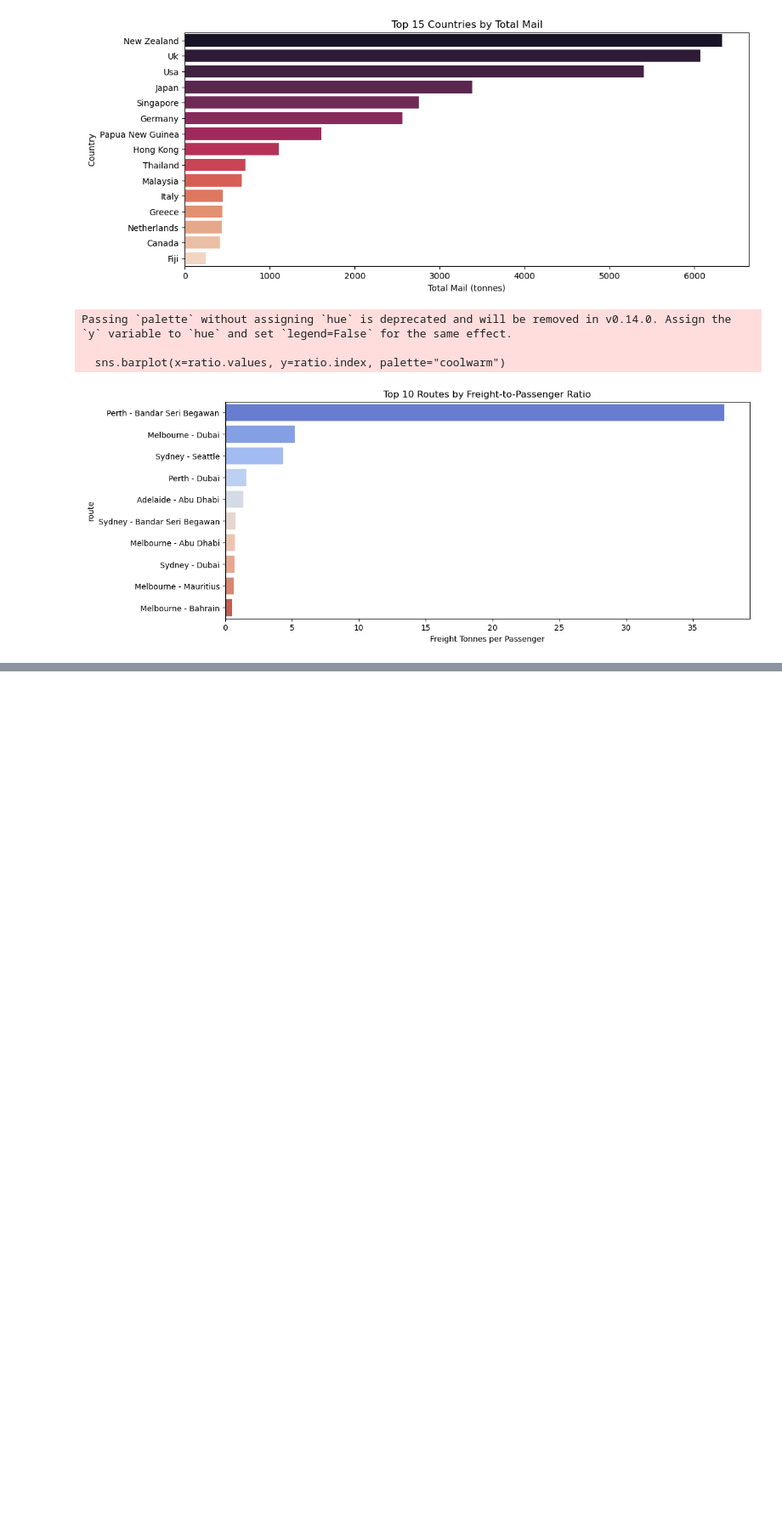
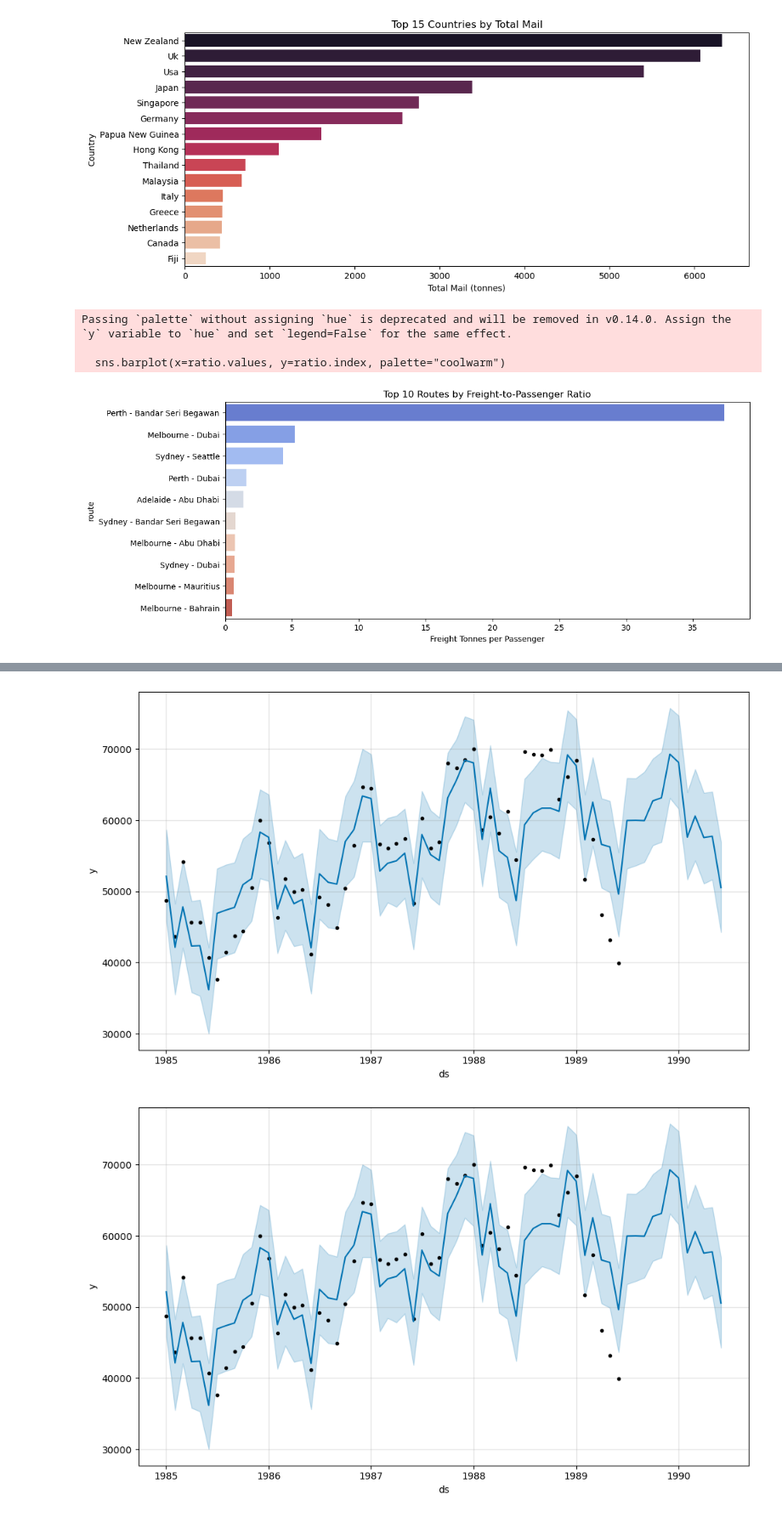
Before and after one commit to keshavgoel787/data-tech-challenge, a Jupyter notebook: AeroConnect_Route_Analytics.ipynb, the cells around one changed output, grey strips where cells are left out. Shown at 85% size. Saved outputs shown, nothing was run; the diff lists cells and outputs as text; code cells hidden in the pictures; blank space fills up the shorter version.

Commit message:
Replace Scikit with Prophet

```diff
--- a/AeroConnect_Route_Analytics.ipynb
+++ b/AeroConnect_Route_Analytics.ipynb
@@ -315,0 +316,7 @@ y = df['Passengers_Total']
+# %%
+top_route = df[df['route']=='Sydney - Auckland']
+route_df = top_route.sort_values('date')
+
+df_prophet = route_df[['date', 'Passengers_Total']].rename(columns={'date': 'ds', 'Passengers_Total': 'y'})
+model = Prophet(yearly_seasonality=True, daily_seasonality=False, weekly_seasonality=False)
+model.fit(df_prophet)
@@ -315,0 +327,7 @@ y = df['Passengers_Total']
+# %%
+future = model.make_future_dataframe(periods=12, freq='MS')
+forecast = model.predict(future)
+model.plot(forecast)
+# %% [output]
+[figure, added]
+[figure, added]
```
Also changed, not shown: parts of 8 cells of this notebook.
